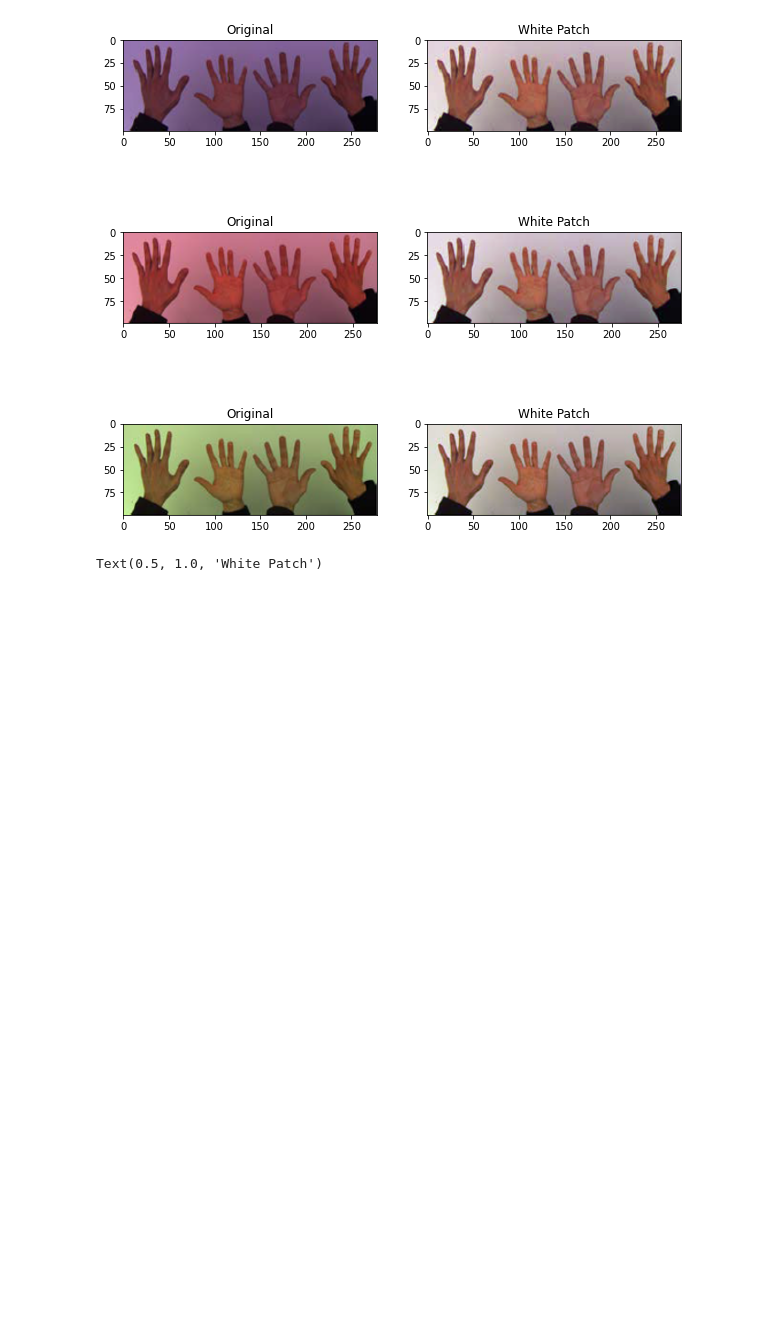
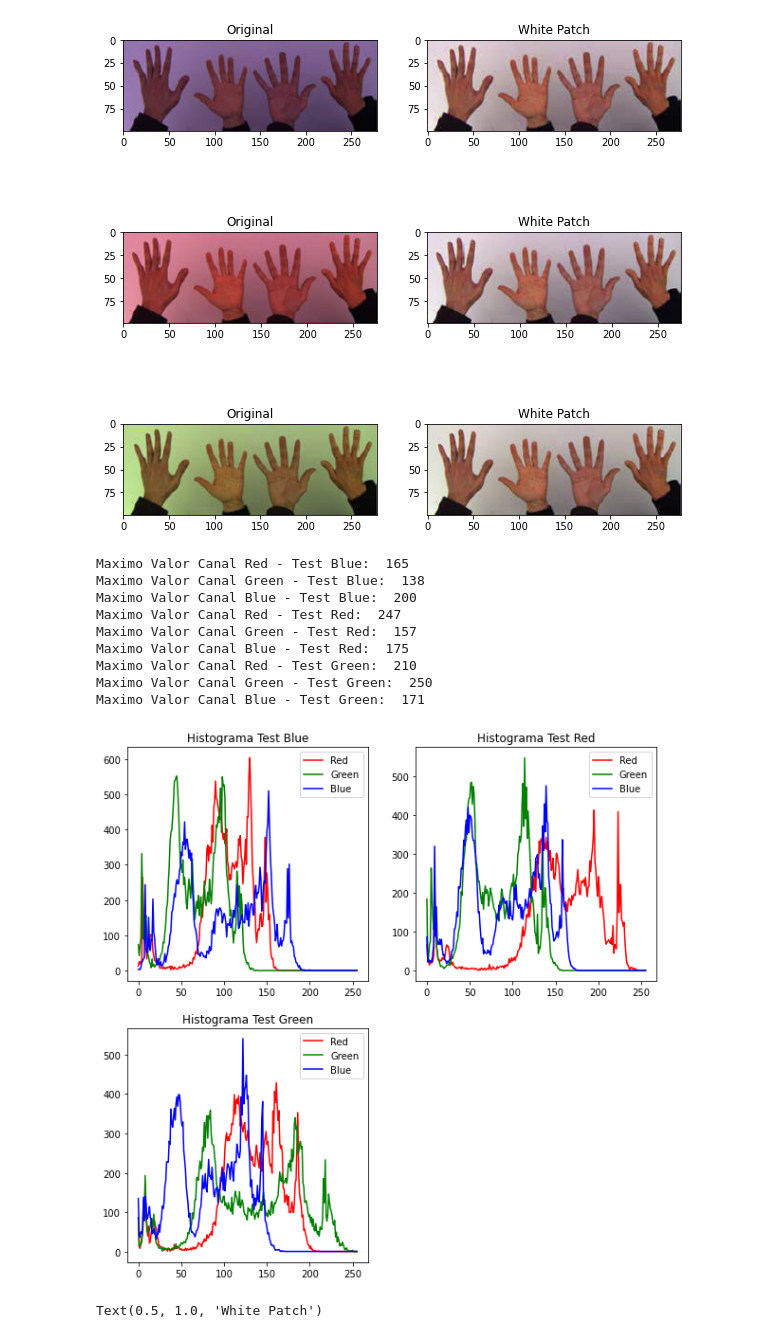
Before and after one commit to lrivela/cv1-rivela, a Jupyter notebook: tp1/tp1-rivela.ipynb, the cells around one changed output. Saved outputs shown, nothing was run; the diff lists cells and outputs as text; code cells hidden in the pictures; blank space fills up the shorter version.

```diff
--- a/tp1/tp1-rivela.ipynb
+++ b/tp1/tp1-rivela.ipynb
@@ -121,6 +147,66 @@ ax2.set_title('White Patch')
 # %% [output]
 Text(0.5, 1.0, 'White Patch')
 [figure]
+# %%
+fig = plt.figure(figsize=(10,10))
+
+test_blue_r, test_blue_g, test_blue_b = cv.split(test_blue)
+test_red_r, test_red_g, test_red_b = cv.split(test_red)
+test_green_r, test_green_g, test_green_b = cv.split(test_green)
+
+test_blue_hist_r,bins_r = np.histogram(test_blue_r.ravel(), 256, [0,256])
+test_blue_hist_g,bins_g = np.histogram(test_blue_g.ravel(), 256, [0,256])
+test_blue_hist_b,bins_b = np.histogram(test_blue_b.ravel(), 256, [0,256])
+
+test_red_hist_r,bins_r = np.histogram(test_red_r.ravel(), 256, [0,256])
+test_red_hist_g,bins_g = np.histogram(test_red_g.ravel(), 256, [0,256])
+test_red_hist_b,bins_b = np.histogram(test_red_b.ravel(), 256, [0,256])
+
+test_green_hist_r,bins_r = np.histogram(test_green_r.ravel(), 256, [0,256])
+test_green_hist_g,bins_g = np.histogram(test_green_g.ravel(), 256, [0,256])
+test_green_hist_b,bins_b = np.histogram(test_green_b.ravel(), 256, [0,256])
+
+ax1=plt.subplot(221)
+ax1.plot(test_blue_hist_r, c='red', label='Red')
+ax1.plot(test_blue_hist_g, c='green', label='Green')
+ax1.plot(test_blue_hist_b, c='blue', label='Blue')
+ax1.set_title('Histograma Test Blue')
+ax1.legend()
+
+ax1=plt.subplot(222)
+ax1.plot(test_red_hist_r, c='red', label='Red')
+ax1.plot(test_red_hist_g, c='green', label='Green')
+ax1.plot(test_red_hist_b, c='blue', label='Blue')
+ax1.set_title('Histograma Test Red')
+ax1.legend()
+
+ax1=plt.subplot(223)
+ax1.plot(test_green_hist_r, c='red', label='Red')
+ax1.plot(test_green_hist_g, c='green', label='Green')
+ax1.plot(test_green_hist_b, c='blue', label='Blue')
+ax1.set_title('Histograma Test Green')
+ax1.legend()
+
+print("Maximo Valor Canal Red - Test Blue: ", test_blue_r.max())
+print("Maximo Valor Canal Green - Test Blue: ", test_blue_g.max())
+print("Maximo Valor Canal Blue - Test Blue: ", test_blue_b.max())
+print("Maximo Valor Canal Red - Test Red: ", test_red_r.max())
+print("Maximo Valor Canal Green - Test Red: ", test_red_g.max())
+print("Maximo Valor Canal Blue - Test Red: ", test_red_b.max())
+print("Maximo Valor Canal Red - Test Green: ", test_green_r.max())
+print("Maximo Valor Canal Green - Test Green: ", test_green_g.max())
+print("Maximo Valor Canal Blue - Test Green: ", test_green_b.max())
+# %% [output]
+Maximo Valor Canal Red - Test Blue:  165
+Maximo Valor Canal Green - Test Blue:  138
+Maximo Valor Canal Blue - Test Blue:  200
+Maximo Valor Canal Red - Test Red:  247
+Maximo Valor Canal Green - Test Red:  157
+Maximo Valor Canal Blue - Test Red:  175
+Maximo Valor Canal Red - Test Green:  210
+Maximo Valor Canal Green - Test Green:  250
+Maximo Valor Canal Blue - Test Green:  171
+[figure, added]
 # %%
 wp_blue = cv.imread('white_patch/wp_blue.jpg')
 wp_blue = cv.cvtColor(wp_blue, cv.COLOR_BGR2RGB)
```
Also changed, not shown: parts of 13 cells of this notebook.
